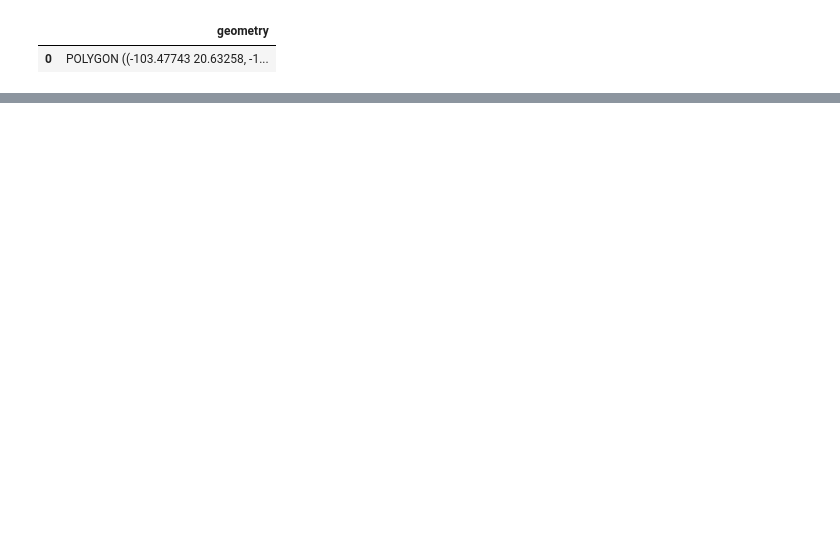
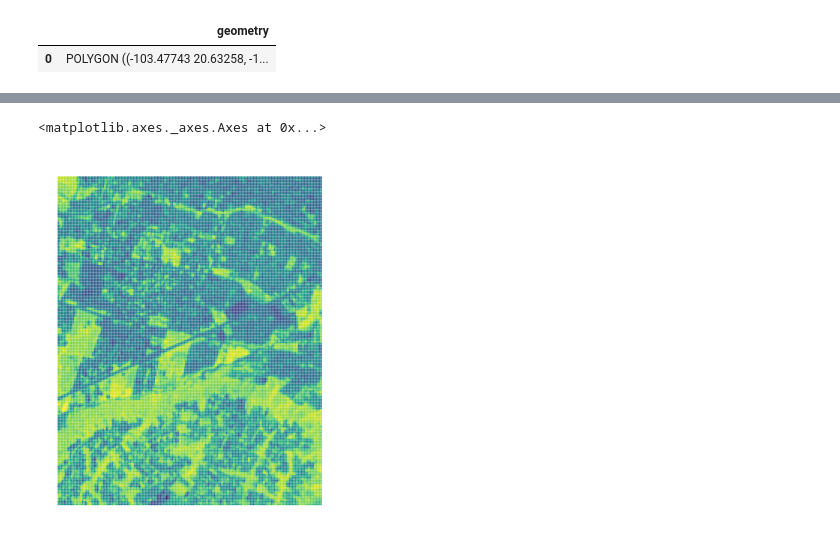
Before and after one commit to Observatorio-Ciudades/tree-coverage, a Jupyter notebook: notebooks/01-Planetary-Computer-NDVI-test.ipynb, the cells around one changed output, grey strips where cells are left out. Saved outputs shown, nothing was run; the diff lists cells and outputs as text; code cells hidden in the pictures; blank space fills up the shorter version.

```diff
--- a/notebooks/01-Planetary-Computer-NDVI-test.ipynb
+++ b/notebooks/01-Planetary-Computer-NDVI-test.ipynb
@@ -97,3 +125,20 @@ def read_band(href):
         return ds.read(1, window=aoi_window)
 # %%
 bands = [read_band(href) for href in signed_hrefs]
+# %%
+from shapely.geometry import Point
+
+def raster_to_poly(href):
+
+    with rasterio.open(href) as ds:
+        aoi_bounds = features.bounds(area_of_interest)
+        warped_aoi_bounds = warp.transform_bounds("epsg:4326", ds.crs, *aoi_bounds)
+        aoi_window = windows.from_bounds(transform=ds.transform, *warped_aoi_bounds)
+        val = ds.read(1, window=aoi_window)
+        no_data=ds.nodata
+        geometry = [Point(ds.xy(x,y)[0],ds.xy(x,y)[1]) for x,y in np.ndindex(val.shape) if val[x,y] != no_data]
+        v = [val[x,y] for x,y in np.ndindex(val.shape) if val[x,y] != no_data]
+        df = gpd.GeoDataFrame({'geometry':geometry,'data':v})
+        df.crs = ds.crs
+
+        return df
@@ -109,0 +227,5 @@ Image.fromarray(np.transpose(byte_data, axes=[1, 2, 0]))
+# %%
+ndvi_df = g.merge(nir[['data']], left_index=True, right_index=True)
+ndvi_df.rename(columns={'data_x':'g','data_y':'nir'}, inplace=True)
+print(ndvi_df.shape)
+ndvi_df.head(2)
@@ -109,0 +237,2 @@ Image.fromarray(np.transpose(byte_data, axes=[1, 2, 0]))
+# %%
+ndvi_df['ndvi'] = (ndvi_df['nir']-ndvi_df['g'])/(ndvi_df['nir']+ndvi_df['g'])
@@ -137,3 +275,15 @@ plt.imshow(ndvi, cmap="viridis")
+# %%
+dpi = 150
+fig = figure(figsize=(5,5), frameon=False)
+ax = plt.Axes(fig, [0.0, 0.0, 1.0, 1.0])
+ax.set_axis_off()
+fig.add_axes(ax)
+
+ndvi_df.plot('ndvi', s=0.5, ax=ax)
+#plt.imshow(ndvi, cmap="viridis")
+# %% [output]
+<matplotlib.axes._axes.Axes at 0x...>
+[figure, added]
 # %%
 import matplotlib as mpl
 
```
Also changed, not shown: parts of 34 cells of this notebook, 2 other files.
